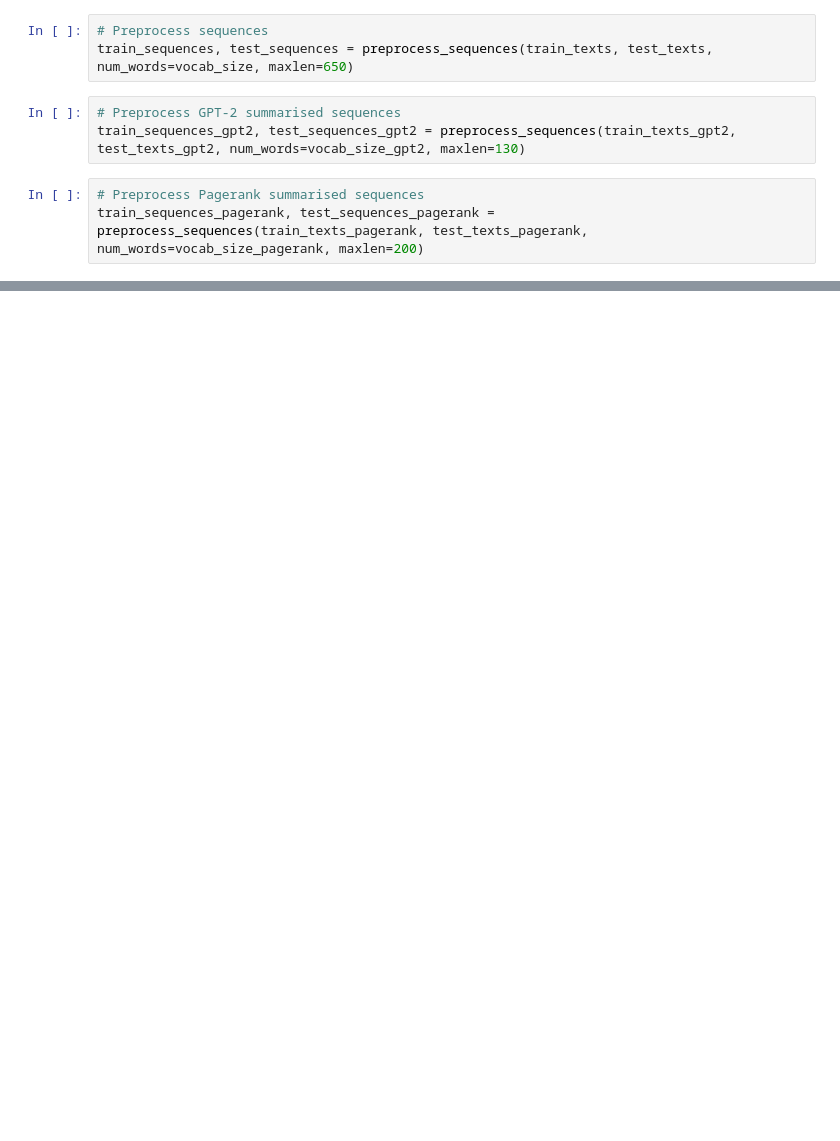
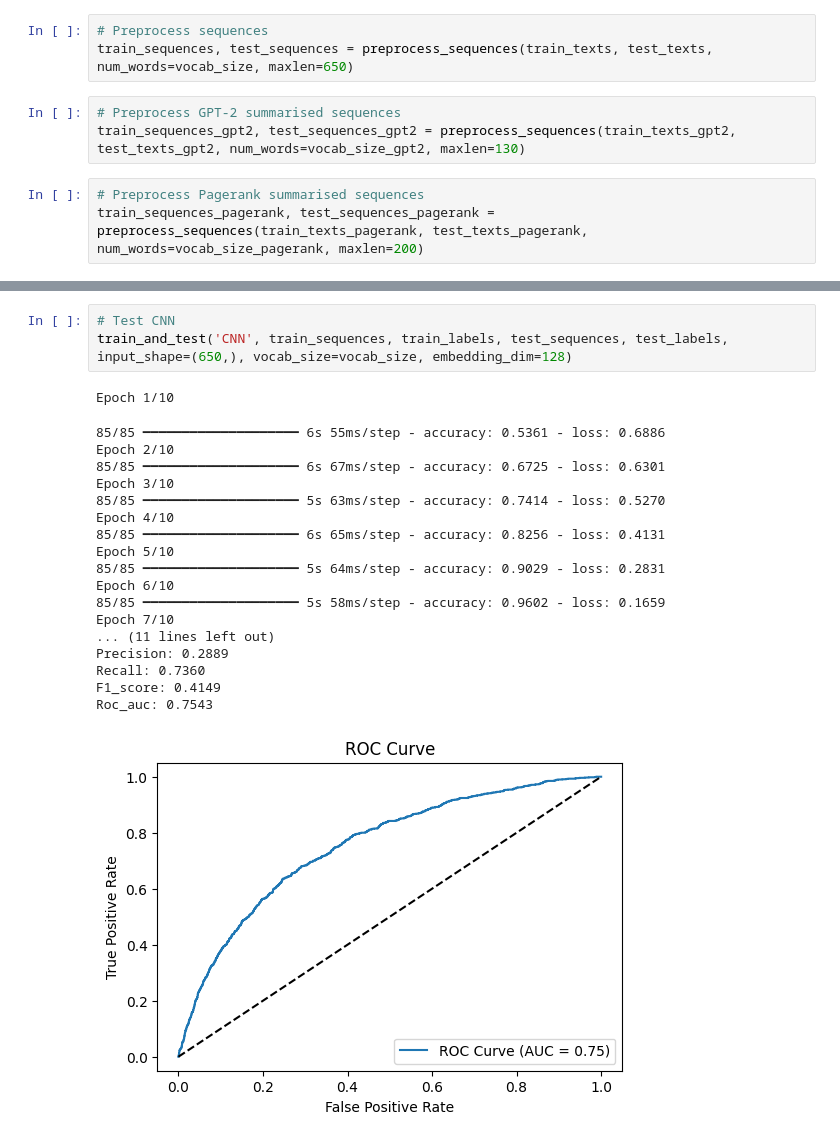
Before and after one commit to vennietweek/aita-analysis-tool, a Jupyter notebook: models/Neural_Networks.ipynb, the cells around one changed output, grey strips where cells are left out. Drawn from its saved outputs; the diff is of its cells as text; blank space fills up the shorter version.

```diff
--- a/models/Neural_Networks.ipynb
+++ b/models/Neural_Networks.ipynb
@@ -595,0 +135,23 @@ Roc_auc: 0.7687
+# %%
+# Test CNN
+train_and_test('CNN', train_sequences, train_labels, test_sequences, test_labels, input_shape=(650,), vocab_size=vocab_size, embedding_dim=128)
+# %% [output]
+Epoch 1/10
+85/85 ━━━━━━━━━━━━━━━━━━━━ 6s 55ms/step - accuracy: 0.5361 - loss: 0.6886
+Epoch 2/10
+85/85 ━━━━━━━━━━━━━━━━━━━━ 6s 67ms/step - accuracy: 0.6725 - loss: 0.6301
+Epoch 3/10
+85/85 ━━━━━━━━━━━━━━━━━━━━ 5s 63ms/step - accuracy: 0.7414 - loss: 0.5270
+Epoch 4/10
+85/85 ━━━━━━━━━━━━━━━━━━━━ 6s 65ms/step - accuracy: 0.8256 - loss: 0.4131
+Epoch 5/10
+85/85 ━━━━━━━━━━━━━━━━━━━━ 5s 64ms/step - accuracy: 0.9029 - loss: 0.2831
+Epoch 6/10
+85/85 ━━━━━━━━━━━━━━━━━━━━ 5s 58ms/step - accuracy: 0.9602 - loss: 0.1659
+Epoch 7/10
+... (11 lines left out)
+Precision: 0.2889
+Recall: 0.7360
+F1_score: 0.4149
+Roc_auc: 0.7543
+[figure, added]
```
Also changed, not shown: parts of 50 cells of this notebook, 15 other files.
